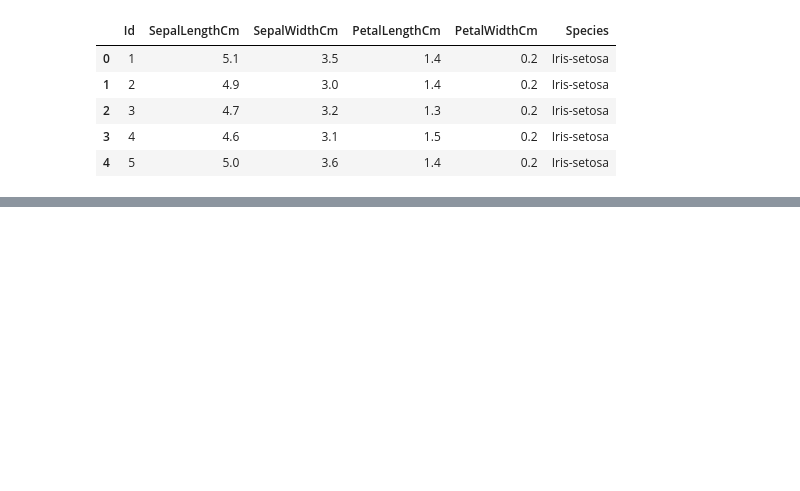
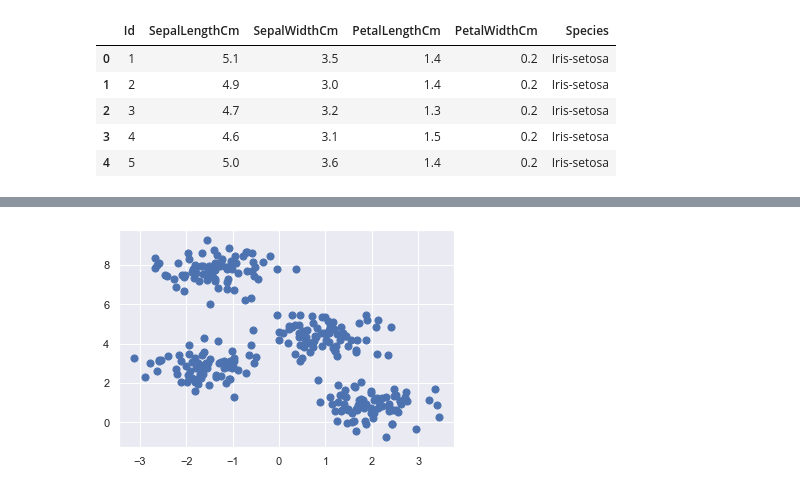
Before and after one commit to Aikhusy/Random, a Jupyter notebook: ULARNAGA/micinlerning/kmc/KmeansClustering.ipynb, the cells around one changed output, grey strips where cells are left out. Saved outputs shown, nothing was run; the diff lists cells and outputs as text; code cells hidden in the pictures; blank space fills up the shorter version.

```diff
--- a/ULARNAGA/micinlerning/kmc/KmeansClustering.ipynb
+++ b/ULARNAGA/micinlerning/kmc/KmeansClustering.ipynb
@@ -41,0 +78,7 @@ plt.scatter(centers[:, 0], centers[:, 1], c='red', s=200, alpha=0.5)
+# %%
+from sklearn.datasets import make_blobs
+X, y_true = make_blobs(n_samples=300, centers=4,
+                       cluster_std=0.60, random_state=0)
+plt.scatter(X[:, 0], X[:, 1], s=50);
+# %% [output]
+[figure, added]
```
Also changed, not shown: parts of 11 cells of this notebook, 13 other files.
